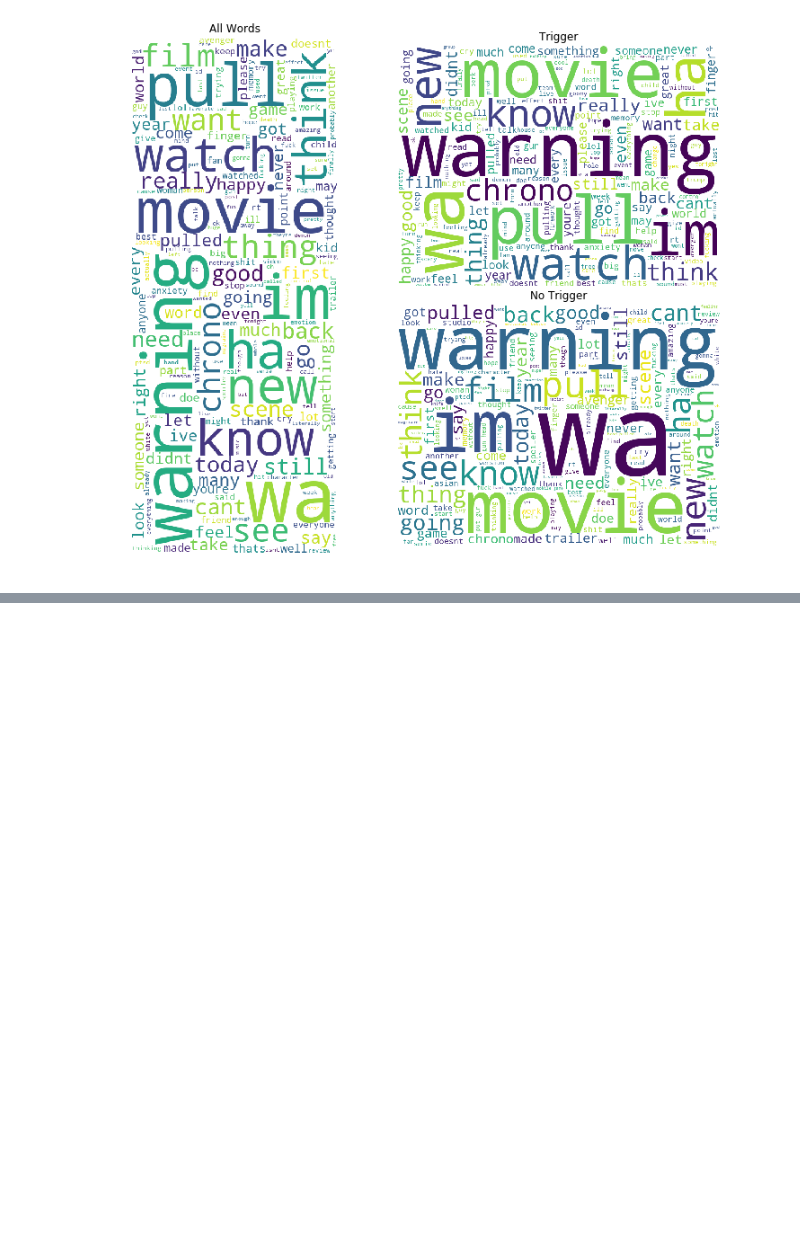
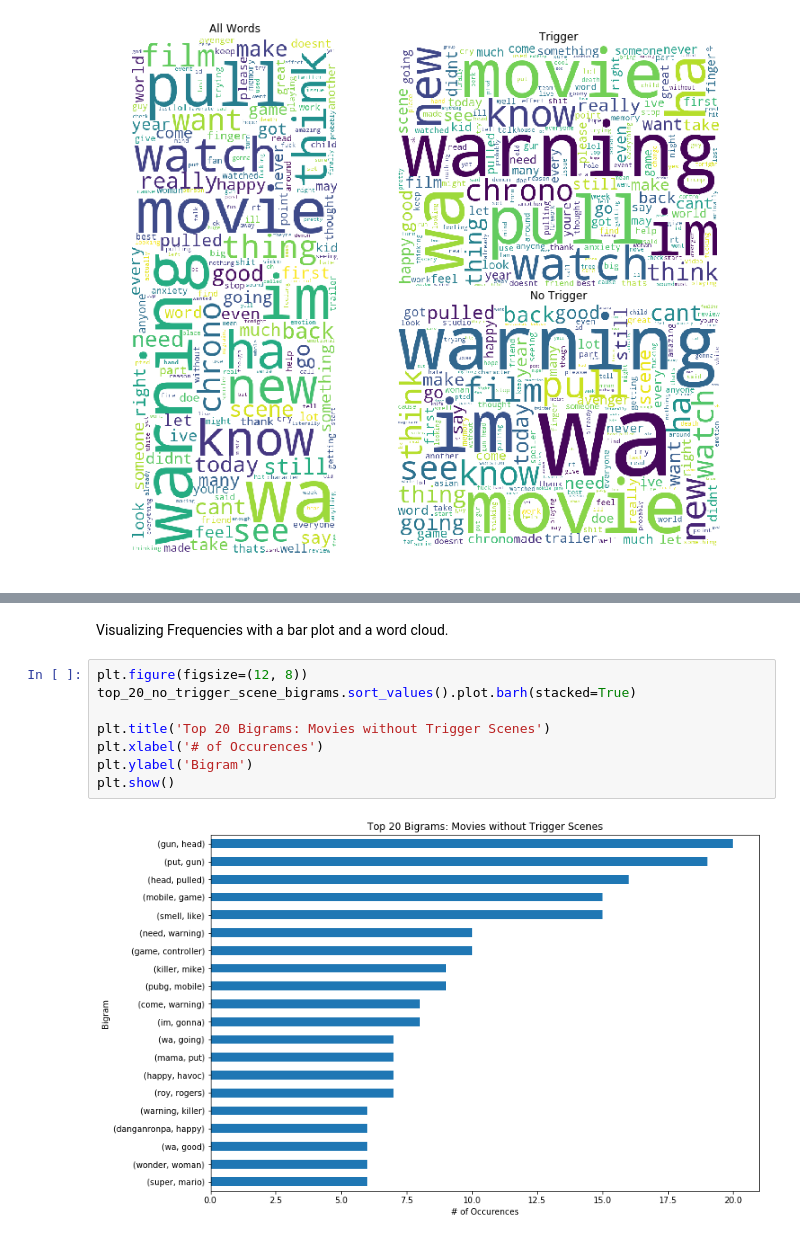
Before and after one commit to matthewzapata/twitter-trigger-warnings, a Jupyter notebook: trigger_warnings.ipynb, the cells around one changed output, grey strips where cells are left out. Saved outputs shown, nothing was run; the diff lists cells and outputs as text; blank space fills up the shorter version.

```diff
--- a/trigger_warnings.ipynb
+++ b/trigger_warnings.ipynb
@@ -565,0 +633,12 @@ for ax in axs: ax.axis('off')
+# %% [markdown]
+Visualizing Frequencies with a bar plot and a word cloud.
+# %%
+plt.figure(figsize=(12, 8))
+top_20_no_trigger_scene_bigrams.sort_values().plot.barh(stacked=True)
+
+plt.title('Top 20 Bigrams: Movies without Trigger Scenes')
+plt.xlabel('# of Occurences')
+plt.ylabel('Bigram')
+plt.show()
+# %% [output]
+[figure, added]
```
Also changed, not shown: parts of 10 cells of this notebook.
